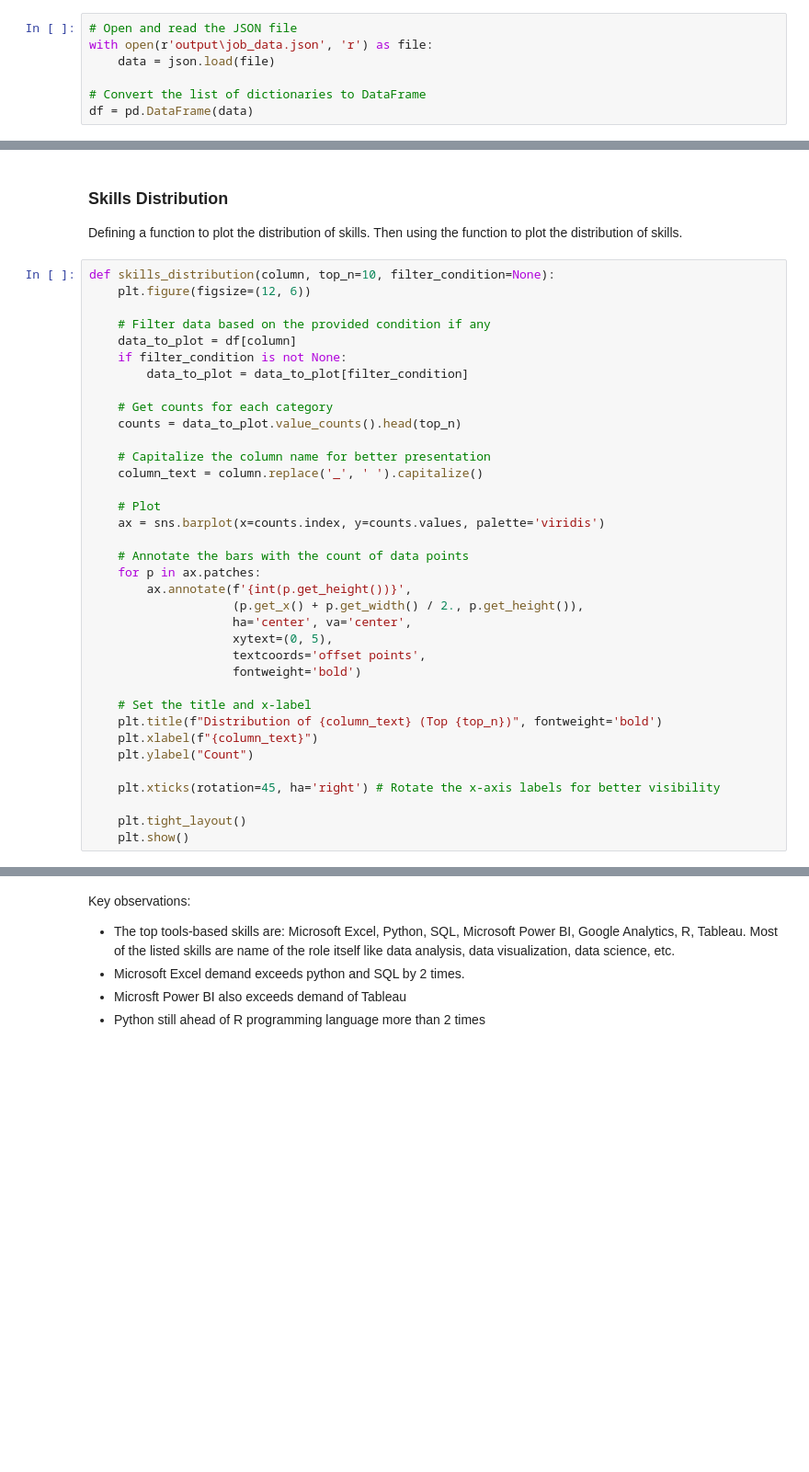
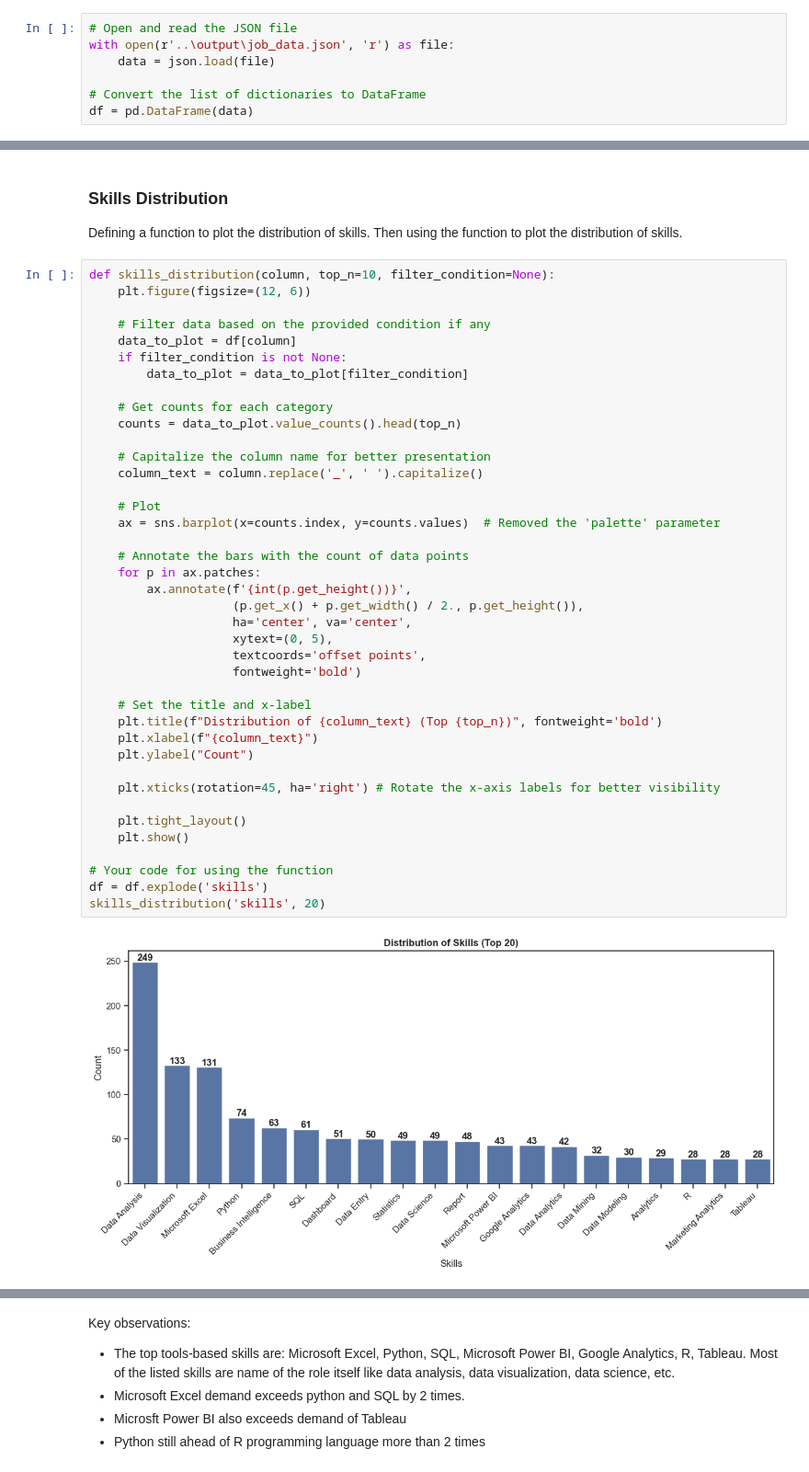
Before and after one commit to raufh10/Upwork_Job_Data_Analysis, a Jupyter notebook: analysis/analysis.ipynb, the cells around one changed output, grey strips where cells are left out. Shown at 92% size. Drawn from its saved outputs; the diff is of its cells as text; blank space fills up the shorter version.

```diff
--- a/analysis/analysis.ipynb
+++ b/analysis/analysis.ipynb
@@ -61,7 +61,7 @@ from sklearn.metrics import silhouette_score  # Evaluate the quality of clusters
 Loading the Dataset from JSON and create a Pandas DataFrame from it.
 # %%
 # Open and read the JSON file
-with open(r'output\job_data.json', 'r') as file:
+with open(r'..\output\job_data.json', 'r') as file:
     data = json.load(file)
 
 # Convert the list of dictionaries to DataFrame
@@ -614,31 +614,37 @@ def skills_distribution(column, top_n=10, filter_condition=None):
     data_to_plot = df[column]
     if filter_condition is not None:
         data_to_plot = data_to_plot[filter_condition]
 
     # Get counts for each category
     counts = data_to_plot.value_counts().head(top_n)
 
     # Capitalize the column name for better presentation
     column_text = column.replace('_', ' ').capitalize()
 
     # Plot
-    ax = sns.barplot(x=counts.index, y=counts.values, palette='viridis')
+    ax = sns.barplot(x=counts.index, y=counts.values)  # Removed the 'palette' parameter
 
     # Annotate the bars with the count of data points
     for p in ax.patches:
         ax.annotate(f'{int(p.get_height())}',
                     (p.get_x() + p.get_width() / 2., p.get_height()),
                     ha='center', va='center',
                     xytext=(0, 5),
                     textcoords='offset points',
                     fontweight='bold')
 
     # Set the title and x-label
     plt.title(f"Distribution of {column_text} (Top {top_n})", fontweight='bold')
     plt.xlabel(f"{column_text}")
     plt.ylabel("Count")
 
     plt.xticks(rotation=45, ha='right') # Rotate the x-axis labels for better visibility
 
     plt.tight_layout()
     plt.show()
+
+# Your code for using the function
+df = df.explode('skills')
+skills_distribution('skills', 20)
+# %% [output]
+[figure, added]
```
Also changed, not shown: parts of 3 cells of this notebook.
